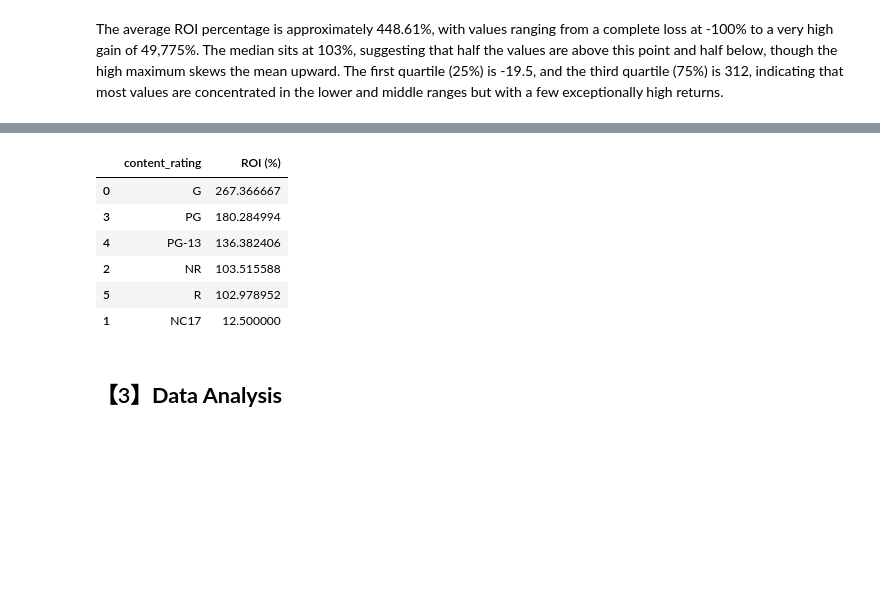
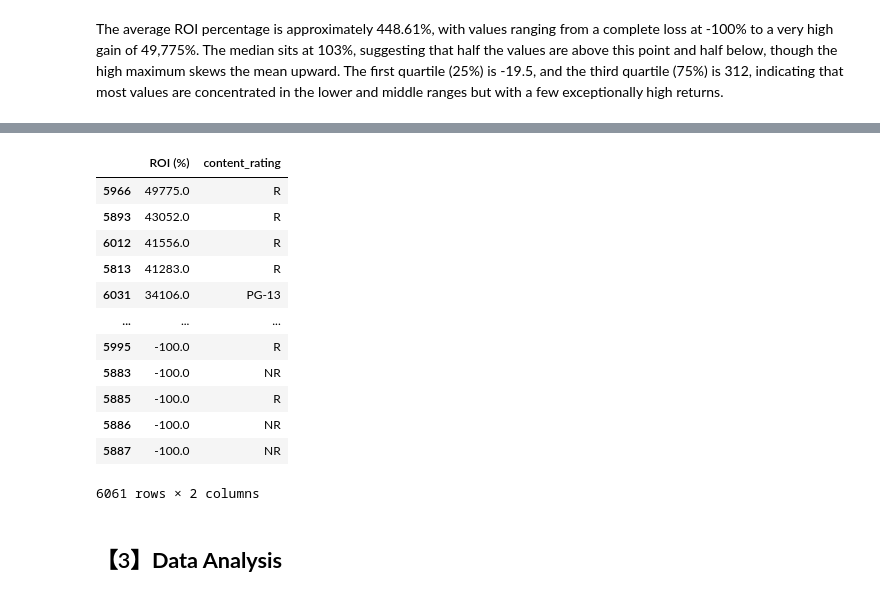
Before and after one commit to Tdoggie/phase-2-project, a Jupyter notebook: index.ipynb, the cells around one changed output, grey strips where cells are left out. Cells and saved outputs as stored; diff of their text form; code cells hidden in the pictures; blank space fills up the shorter version.

```diff
--- a/index.ipynb
+++ b/index.ipynb
@@ -854,15 +781,21 @@ Since the number of records in the outlier-only dataframe is relatively small co
 # %%
 # grouping the df
-grouped_cleaned_df = cleaned_df2.groupby("content_rating")["ROI (%)"].mean().reset_index().sort_values(by="ROI (%)",ascending=False)
-grouped_cleaned_df
+cleaned_df2 = rel_joined_df.sort_values(by="ROI (%)",ascending=False)
+cleaned_df2
 # %% [output]
-|  | content_rating | ROI (%) |
-| 0 | G | 267.366667 |
-| 3 | PG | 180.284994 |
-| 4 | PG-13 | 136.382406 |
-| 2 | NR | 103.515588 |
-| 5 | R | 102.978952 |
-| 1 | NC17 | 12.500000 |
+|  | ROI (%) | content_rating |
+| 5966 | 49775.0 | R |
+| 5893 | 43052.0 | R |
+| 6012 | 41556.0 | R |
+| 5813 | 41283.0 | R |
+| 6031 | 34106.0 | PG-13 |
+| ... | ... | ... |
+| 5995 | -100.0 | R |
+| 5883 | -100.0 | NR |
+| 5885 | -100.0 | R |
+| 5886 | -100.0 | NR |
+| 5887 | -100.0 | NR |
+6061 rows × 2 columns
 # %% [markdown]
 ## 【3】**Data Analysis**
 # %% [markdown]
```
Also changed, not shown: parts of 15 cells of this notebook.
